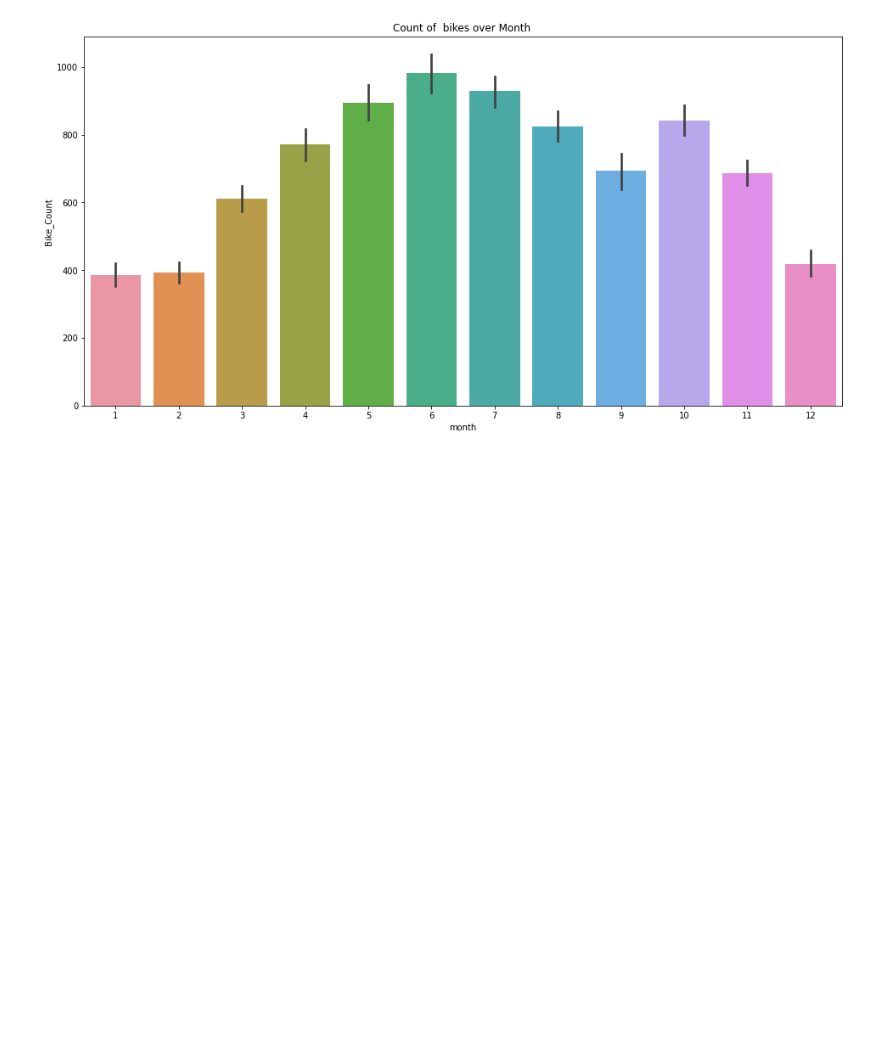
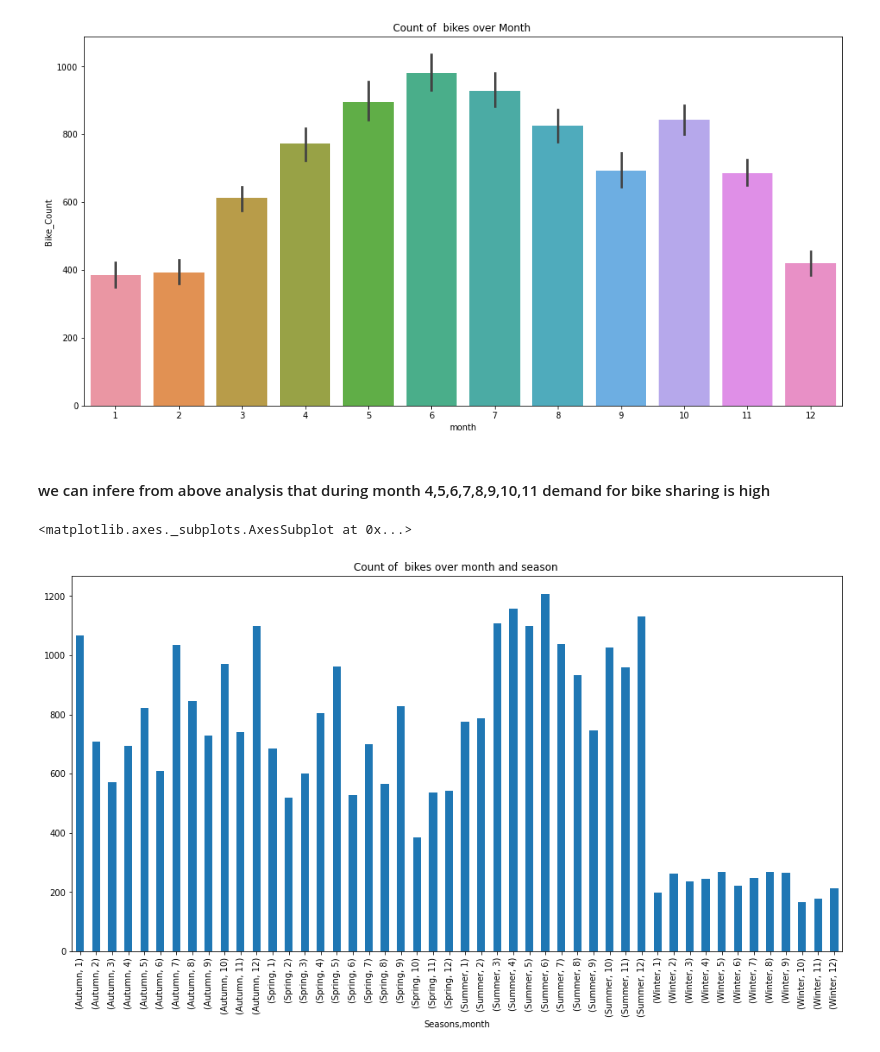
Before and after one commit to pavi-1994/bike_sharing_demand_prediction_capstone_project, a Jupyter notebook: Bike_Sharing_Demand_Prediction_Capstone_Project.ipynb, the cells around one changed output. Saved outputs shown, nothing was run; the diff lists cells and outputs as text; code cells hidden in the pictures; blank space fills up the shorter version.

```diff
--- a/Bike_Sharing_Demand_Prediction_Capstone_Project.ipynb
+++ b/Bike_Sharing_Demand_Prediction_Capstone_Project.ipynb
@@ -670,4 +803,14 @@ ax.set(title='Count of  bikes over Month ')
 # %% [output]
 [Text(0.5, 1.0, 'Count of  bikes over Month ')]
 [figure]
+# %% [markdown]
+#### we can infere from above analysis that during month 4,5,6,7,8,9,10,11 demand for bike sharing is high
+# %%
+# seasons and monthwise analysis of the of bike sharing
+fig,ax=plt.subplots(figsize=(16,8))
+ax.set(title='Count of  bikes over month and season ')
+bike_df.groupby(["Seasons","month"])["Bike_Count"].mean().round().plot(kind='bar')
+# %% [output]
+<matplotlib.axes._subplots.AxesSubplot at 0x...>
+[figure, added]
 # %% [markdown]
```
Also changed, not shown: parts of 47 cells of this notebook.
